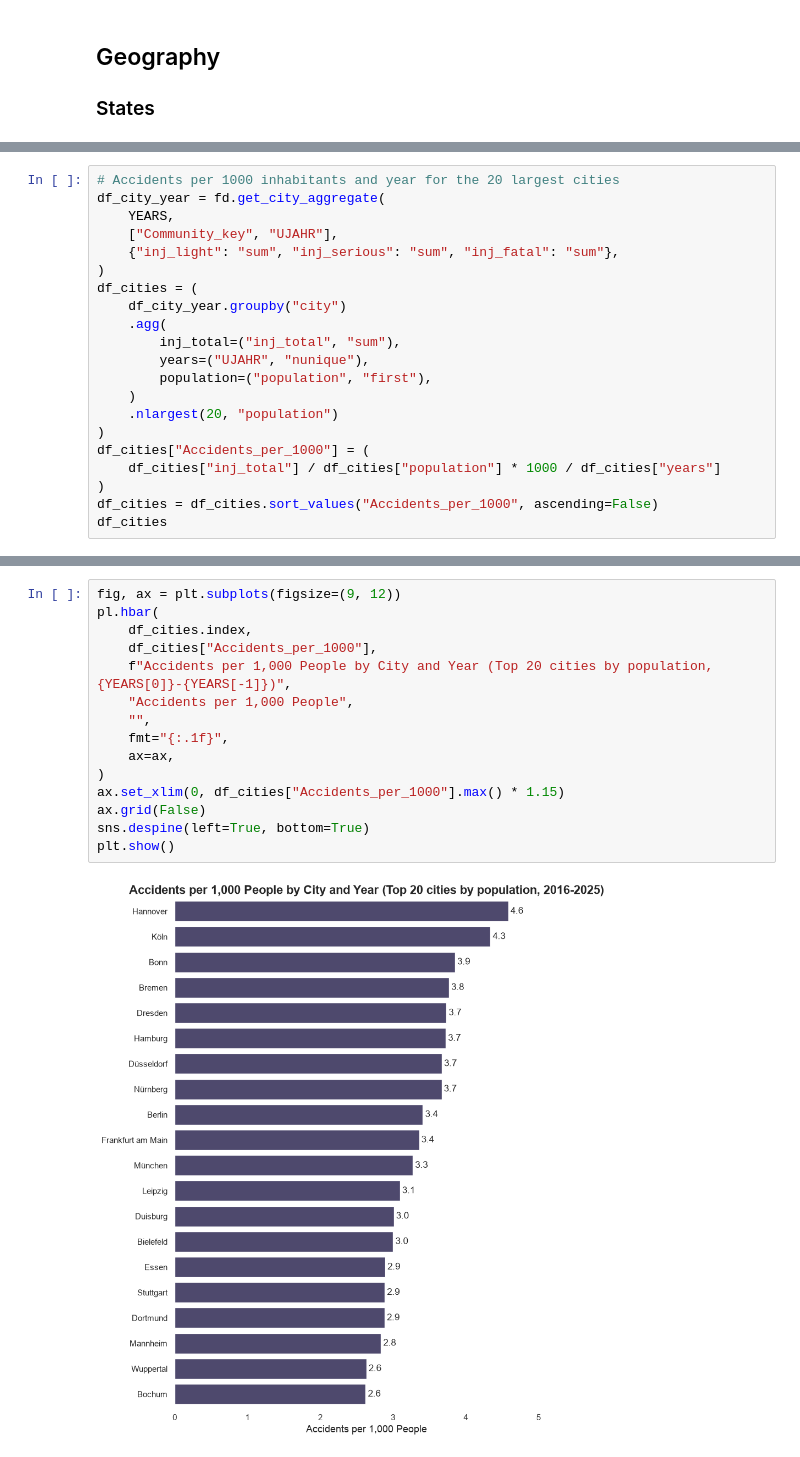
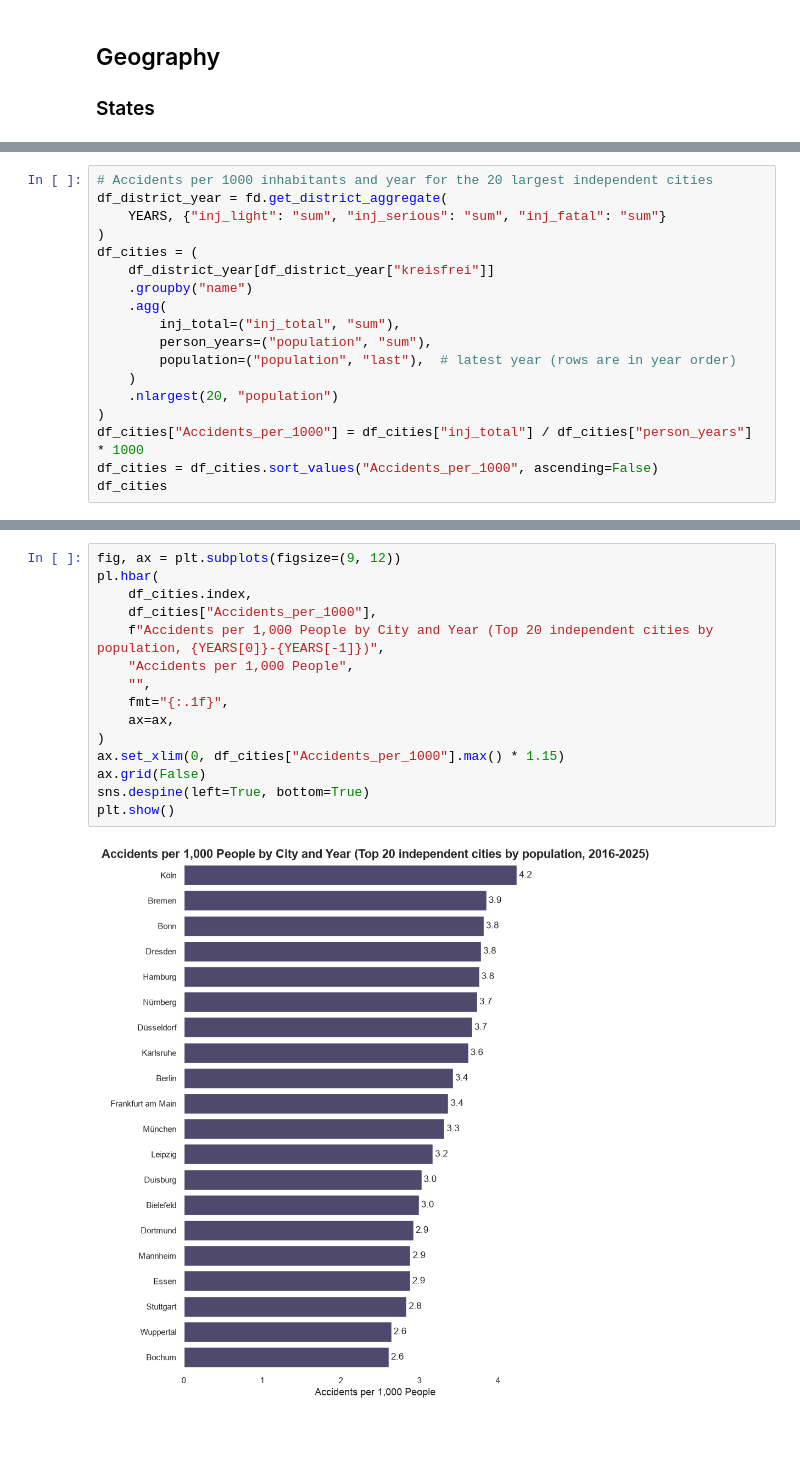
Before and after one commit to HumbleHominid/urban-mobility-risk-analysis, a Jupyter notebook: notebooks/summary.ipynb, the cells around one changed output, grey strips where cells are left out. Cells and saved outputs as stored; diff of their text form.

```diff
--- a/notebooks/summary.ipynb
+++ b/notebooks/summary.ipynb
@@ -372,22 +374,19 @@ Bremen has the most accidents per 1000 inhabitants and year (3.96), followed by
 # %%
-# Accidents per 1000 inhabitants and year for the 20 largest cities
-df_city_year = fd.get_city_aggregate(
-    YEARS,
-    ["Community_key", "UJAHR"],
-    {"inj_light": "sum", "inj_serious": "sum", "inj_fatal": "sum"},
+# Accidents per 1000 inhabitants and year for the 20 largest independent cities
+df_district_year = fd.get_district_aggregate(
+    YEARS, {"inj_light": "sum", "inj_serious": "sum", "inj_fatal": "sum"}
 )
 df_cities = (
-    df_city_year.groupby("city")
+    df_district_year[df_district_year["kreisfrei"]]
+    .groupby("name")
     .agg(
         inj_total=("inj_total", "sum"),
-        years=("UJAHR", "nunique"),
-        population=("population", "first"),
+        person_years=("population", "sum"),
+        population=("population", "last"),  # latest year (rows are in year order)
     )
     .nlargest(20, "population")
 )
-df_cities["Accidents_per_1000"] = (
-    df_cities["inj_total"] / df_cities["population"] * 1000 / df_cities["years"]
-)
+df_cities["Accidents_per_1000"] = df_cities["inj_total"] / df_cities["person_years"] * 1000
 df_cities = df_cities.sort_values("Accidents_per_1000", ascending=False)
 df_cities
 # %% [output]
@@ -412,18 +411,18 @@ df_cities
 # %%
 fig, ax = plt.subplots(figsize=(9, 12))
 pl.hbar(
     df_cities.index,
     df_cities["Accidents_per_1000"],
-    f"Accidents per 1,000 People by City and Year (Top 20 cities by population, {YEARS[0]}-{YEARS[-1]})",
+    f"Accidents per 1,000 People by City and Year (Top 20 independent cities by population, {YEARS[0]}-{YEARS[-1]})",
     "Accidents per 1,000 People",
     "",
     fmt="{:.1f}",
     ax=ax,
 )
 ax.set_xlim(0, df_cities["Accidents_per_1000"].max() * 1.15)
 ax.grid(False)
 sns.despine(left=True, bottom=True)
 plt.show()
 # %% [output]
-[figure, old version]
+[figure, new version]
 # %% [markdown]
```
Also changed, not shown: parts of 9 cells of this notebook, 23 other files.
